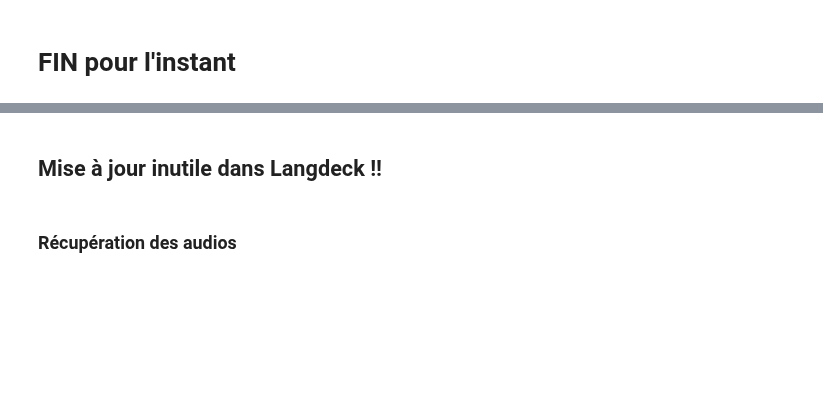
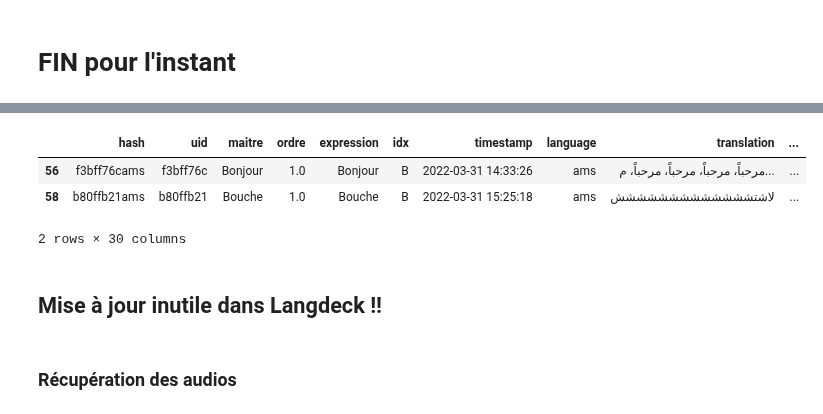
Before and after one commit to gretiere545/corpus, a Jupyter notebook: corpus_sync_airtable.ipynb, the cells around one changed output, grey strips where cells are left out. Cells and saved outputs as stored; diff of their text form; code cells hidden in the pictures; blank space fills up the shorter version.

```diff
--- a/corpus_sync_airtable.ipynb
+++ b/corpus_sync_airtable.ipynb
@@ -662,0 +678,8 @@ df_langdeck.groupby(["language",""])
+# %%
+def txtai_alpha (input, iso_code):
+  try:
+    translation = translate(input, "ar")
+  except Exception as e:
+    translation = ""
+    pass
+  return translation, 2
@@ -663,3 +703,10 @@ df_langdeck.groupby(["language",""])
+# %%
+df_txtai
+# %% [output]
+|  | hash | uid | maitre | ordre | expression | idx | timestamp | language | translation | ... |
+| 56 | f3bff76cams | f3bff76c | Bonjour | 1.0 | Bonjour | B | 2022-03-31 14:33:26 | ams | مرحباً، مرحباً، مرحباً، مرحباً، م... | ... |
+| 58 | b80ffb21ams | b80ffb21 | Bouche | 1.0 | Bouche | B | 2022-03-31 15:25:18 | ams | لاشتششششششششششششش | ... |
+2 rows × 30 columns
 # %% [markdown]
 ## Mise à jour inutile dans Langdeck !!
 # %%
```
Also changed, not shown: parts of 29 cells of this notebook.
